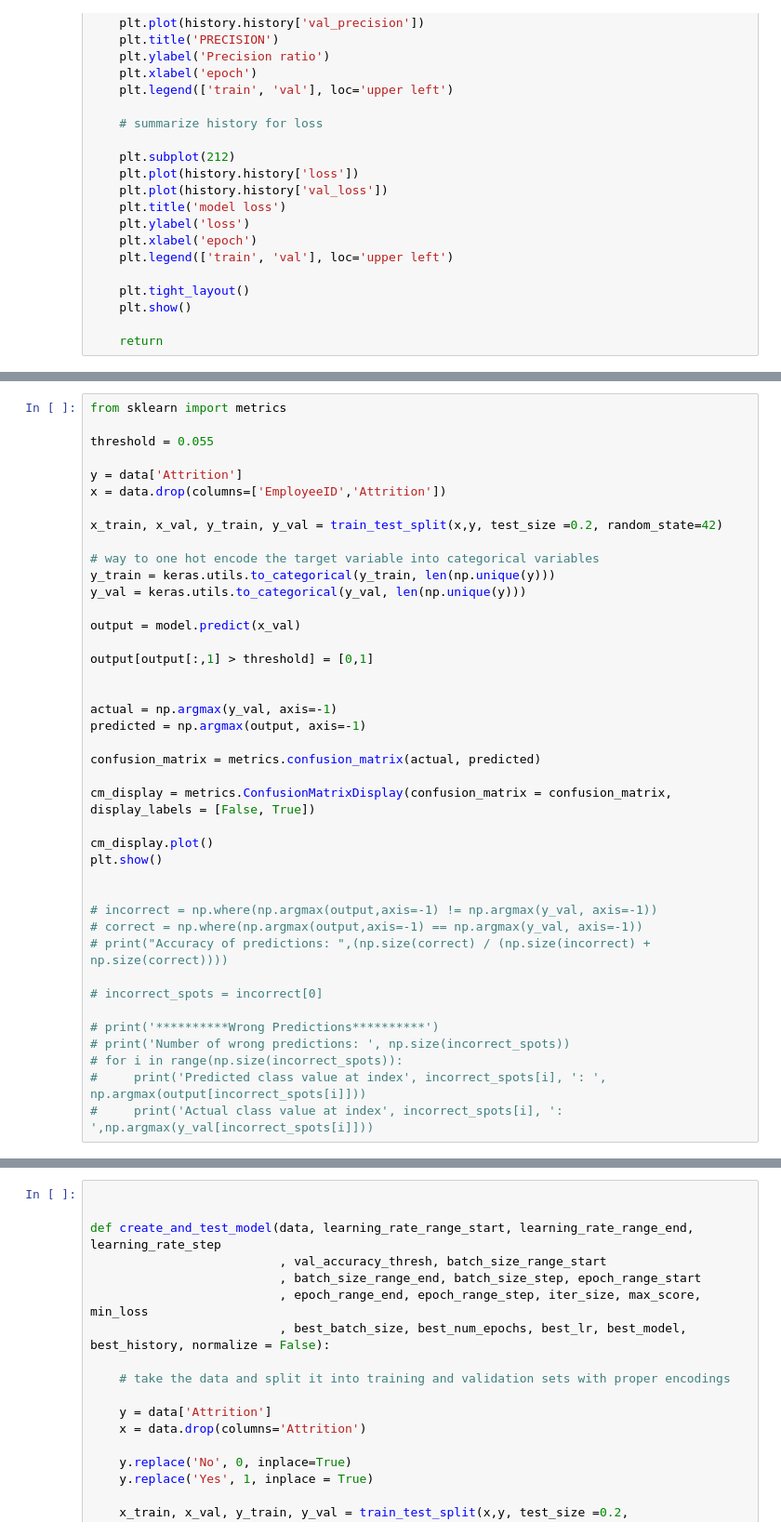
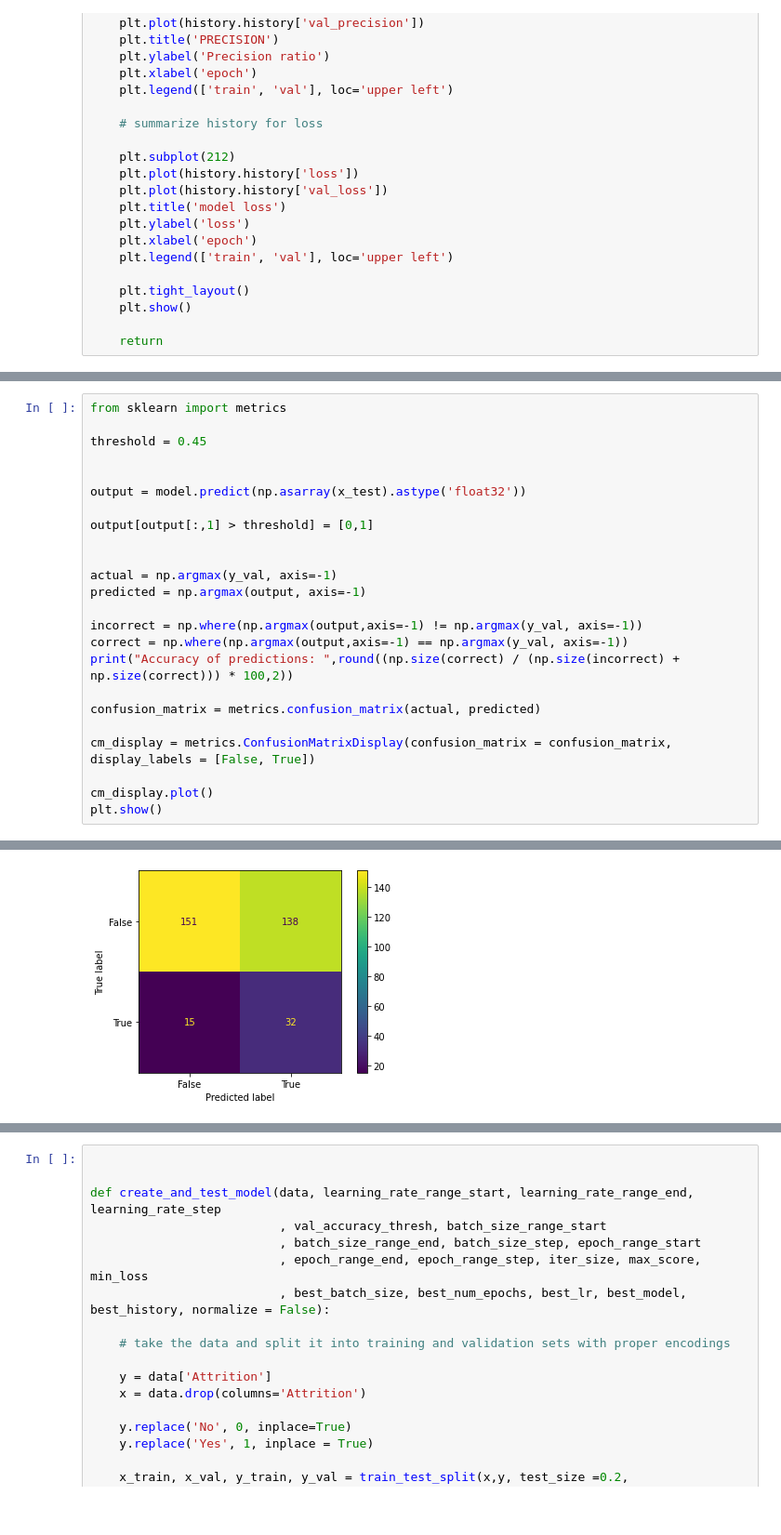
Before and after one commit to markmlowe/capstone, a Jupyter notebook: notebooks/01_mml_initial_data_exploration.ipynb, the cells around one changed output, grey strips where cells are left out. Shown at 93% size. Cells and saved outputs as stored; diff of their text form; blank space fills up the shorter version.

```diff
--- a/notebooks/01_mml_initial_data_exploration.ipynb
+++ b/notebooks/01_mml_initial_data_exploration.ipynb
@@ -513,18 +572,10 @@ ValueError: Failed to convert a NumPy array to a Tensor (Unsupported object type
 # %%
 from sklearn import metrics
 
-threshold = 0.055
+threshold = 0.45
 
-y = data['Attrition']
-x = data.drop(columns=['EmployeeID','Attrition'])
 
-x_train, x_val, y_train, y_val = train_test_split(x,y, test_size =0.2, random_state=42)
-
-# way to one hot encode the target variable into categorical variables
-y_train = keras.utils.to_categorical(y_train, len(np.unique(y)))
-y_val = keras.utils.to_categorical(y_val, len(np.unique(y)))
-
-output = model.predict(x_val)
+output = model.predict(np.asarray(x_test).astype('float32'))
 
 output[output[:,1] > threshold] = [0,1]
 
@@ -532,23 +583,14 @@ output[output[:,1] > threshold] = [0,1]
 actual = np.argmax(y_val, axis=-1)
 predicted = np.argmax(output, axis=-1)
 
+incorrect = np.where(np.argmax(output,axis=-1) != np.argmax(y_val, axis=-1))
+correct = np.where(np.argmax(output,axis=-1) == np.argmax(y_val, axis=-1))
+print("Accuracy of predictions: ",round((np.size(correct) / (np.size(incorrect) + np.size(correct))) * 100,2))
+
 confusion_matrix = metrics.confusion_matrix(actual, predicted)
 
 cm_display = metrics.ConfusionMatrixDisplay(confusion_matrix = confusion_matrix, display_labels = [False, True])
 
 cm_display.plot()
 plt.show()
-
-
-# incorrect = np.where(np.argmax(output,axis=-1) != np.argmax(y_val, axis=-1))
-# correct = np.where(np.argmax(output,axis=-1) == np.argmax(y_val, axis=-1))
-# print("Accuracy of predictions: ",(np.size(correct) / (np.size(incorrect) + np.size(correct))))
-
-# incorrect_spots = incorrect[0]
-
-# print('**********Wrong Predictions**********')
-# print('Number of wrong predictions: ', np.size(incorrect_spots))
-# for i in range(np.size(incorrect_spots)):
-#     print('Predicted class value at index', incorrect_spots[i], ': ', np.argmax(output[incorrect_spots[i]]))
-#     print('Actual class value at index', incorrect_spots[i], ': ',np.argmax(y_val[incorrect_spots[i]]))
 # %% [output]
@@ -555,0 +599 @@ ValueError: Failed to convert a NumPy array to a Tensor (Unsupported object type
+[figure, added]
```
Also changed, not shown: parts of 26 cells of this notebook, 5 other files.
